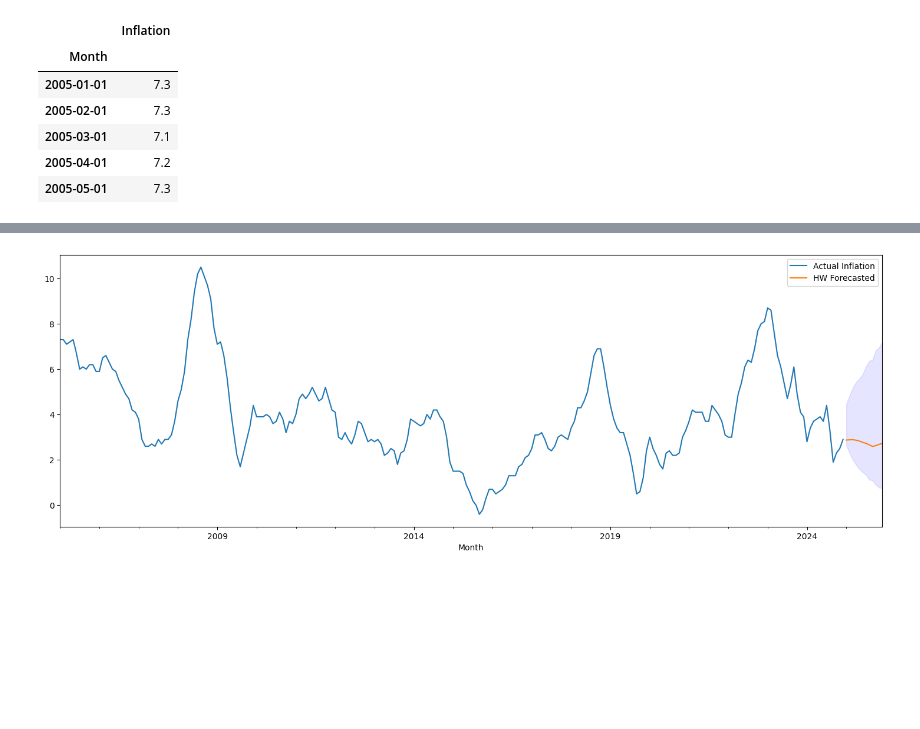
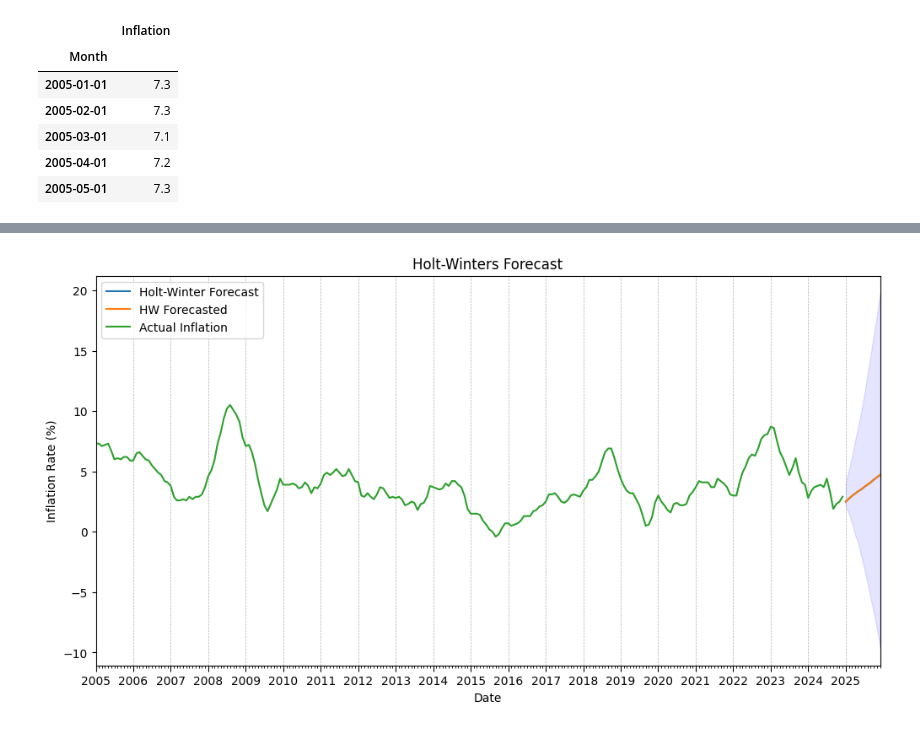
Before and after one commit to niceWizzard/mathmod_proj, a Jupyter notebook: inflation_holtwinter.ipynb, the cells around one changed output, grey strips where cells are left out. Saved outputs shown, nothing was run; the diff lists cells and outputs as text; code cells hidden in the pictures; blank space fills up the shorter version.

```diff
--- a/inflation_holtwinter.ipynb
+++ b/inflation_holtwinter.ipynb
@@ -37,32 +38,50 @@ Split -- Total: 240, Train: 192, Test: 48
 # %%
 # Apply to whole data
 import matplotlib.pyplot as plt
+import matplotlib.dates as mdates
 
 alpha = df.min().iloc[0] + 1
 modelMul = ExponentialSmoothing(
-    df + alpha,
+    df ,
     seasonal_periods=12,
-    trend="multiplicative",
+    trend="additive",
     seasonal="additive",
-    use_boxcox=True,
+    use_boxcox=False,
 ).fit()
 
 f = modelMul.forecast(12) - alpha
-df["Inflation"].plot(legend=True, label="Actual Inflation")
-f.plot(label="HW Forecasted", legend=True, figsize=(18,6))
 
 n_steps_prediction = 12
 n_repetitions = 1000
 
 df_simul = modelMul.simulate(
     nsimulations=n_steps_prediction,
     repetitions=n_repetitions,
     anchor='end',
 )
 
 upper_ci = df_simul.quantile(q=0.975, axis='columns')
 lower_ci = df_simul.quantile(q=0.025, axis='columns')
-plt.fill_between(f.index, lower_ci, upper_ci, color='blue', alpha=0.1)
+
+fig, ax = plt.subplots(figsize=(12, 6))
+
+ax.xaxis.set_major_locator(mdates.YearLocator())
+ax.xaxis.set_major_formatter(mdates.DateFormatter('%Y'))
+ax.xaxis.set_minor_locator(mdates.MonthLocator())
+# Optional: format ticks
+ax.tick_params(axis='x', which='major', length=5)  # major ticks
+ax.tick_params(axis='x', which='minor', length=2)  # minor ticks, no labels
+ax.grid(axis="x", linestyle='--', linewidth=0.5)
+ax.set_xlim(df.index.min(), f.index.max())
+ax.plot(f, label="Holt-Winter Forecast")
+ax.set_title("Holt-Winters Forecast")
+ax.set_ylabel("Inflation Rate (%)")
+ax.set_xlabel("Date")
+
+ax.plot(f,label="HW Forecasted")
+ax.plot(df["Inflation"], label="Actual Inflation")
+ax.fill_between(f.index, lower_ci, upper_ci, color='blue', alpha=0.1)
+plt.legend()
 plt.show()
 # %% [output]
-[figure, old version]
+[figure, new version]
```
Also changed, not shown: parts of 2 cells of this notebook, 2 other files.
